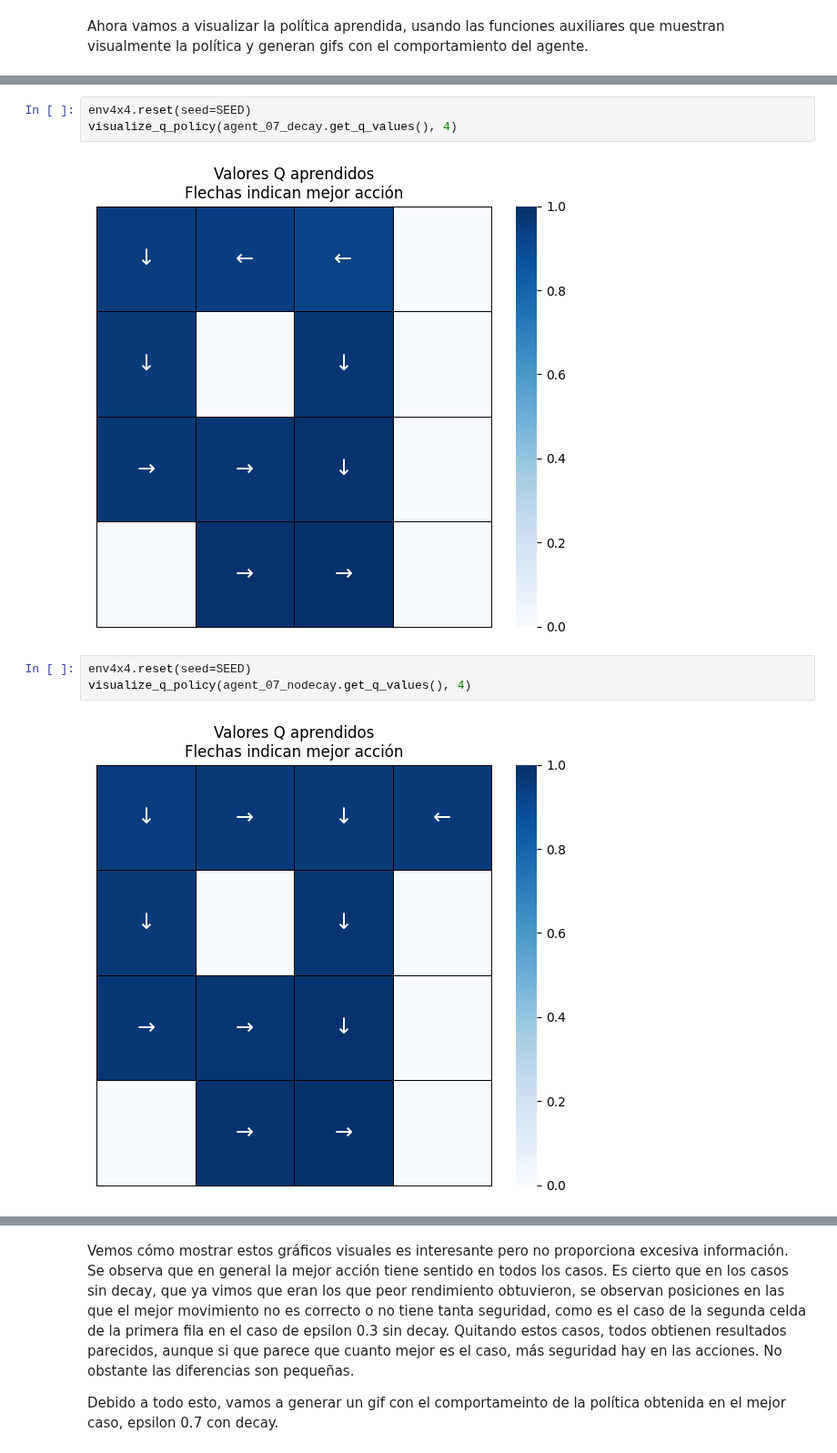
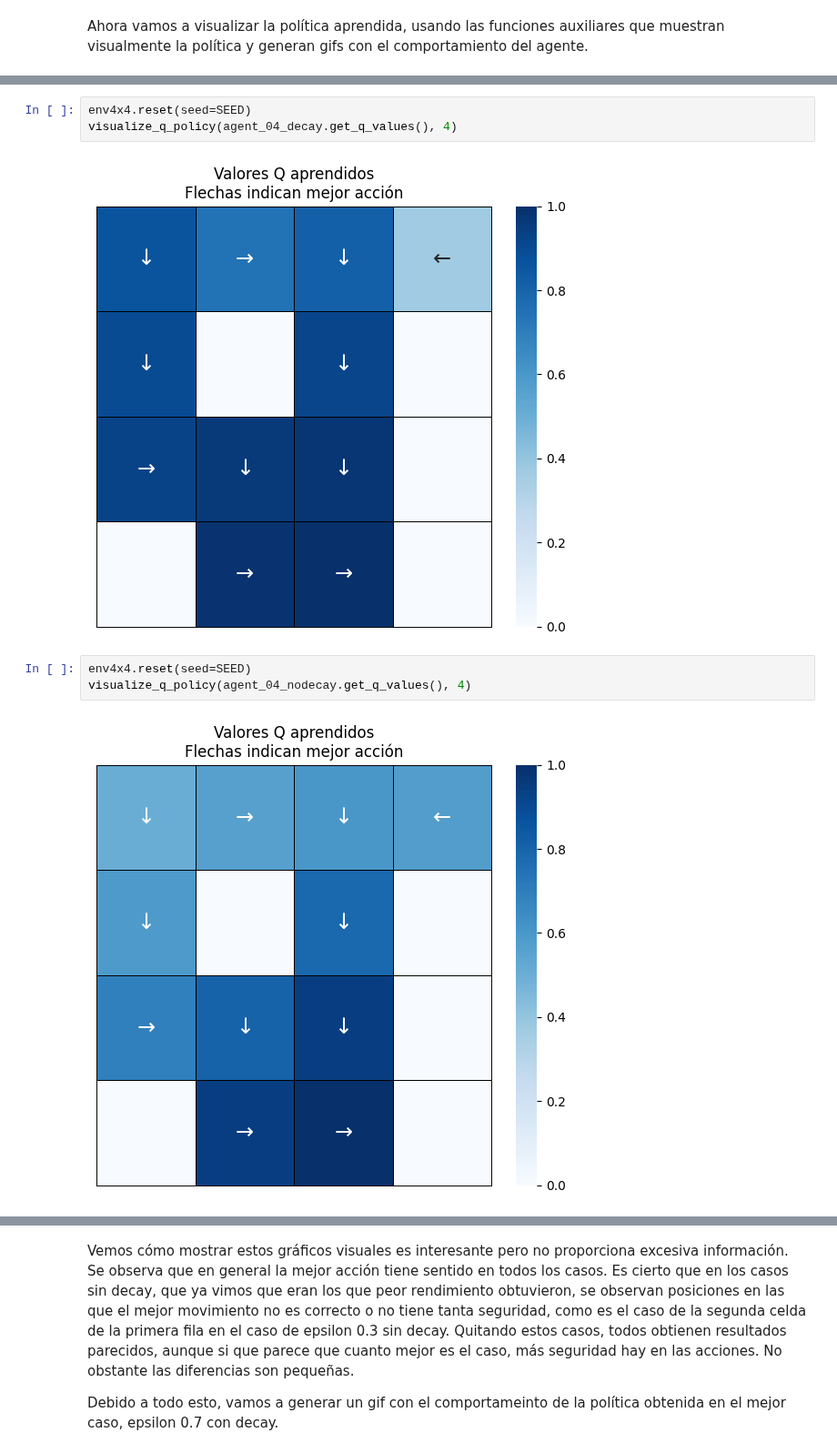
Before and after one commit to angelms2003/FernandezMartinezPolo-EML-RL, a Jupyter notebook: Entornos_Complejos/MonteCarlo_OnPolicy.ipynb, the cells around one changed output, grey strips where cells are left out. Shown at 91% size. Cells and saved outputs as stored; diff of their text form.

```diff
--- a/Entornos_Complejos/MonteCarlo_OnPolicy.ipynb
+++ b/Entornos_Complejos/MonteCarlo_OnPolicy.ipynb
@@ -619,12 +619,12 @@ visualize_q_policy(agent_03_nodecay.get_q_values(), 4)
 # %%
 env4x4.reset(seed=SEED)
-visualize_q_policy(agent_07_decay.get_q_values(), 4)
+visualize_q_policy(agent_04_decay.get_q_values(), 4)
 # %% [output]
-[figure, old version]
+[figure, new version]
 # %%
 env4x4.reset(seed=SEED)
-visualize_q_policy(agent_07_nodecay.get_q_values(), 4)
+visualize_q_policy(agent_04_nodecay.get_q_values(), 4)
 # %% [output]
-[figure, old version]
+[figure, new version]
 # %%
 env4x4.reset(seed=SEED)
```
Also changed, not shown: parts of 14 cells of this notebook, 1 other file.
